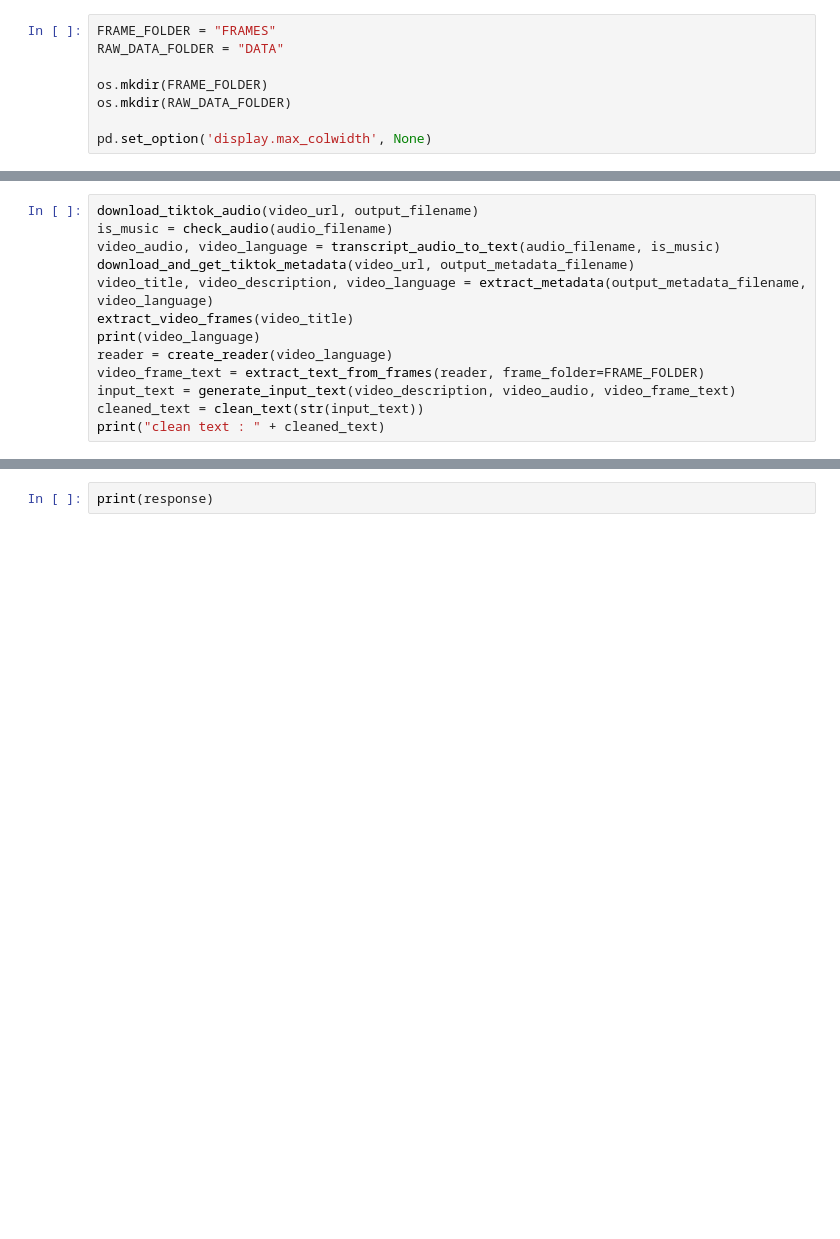
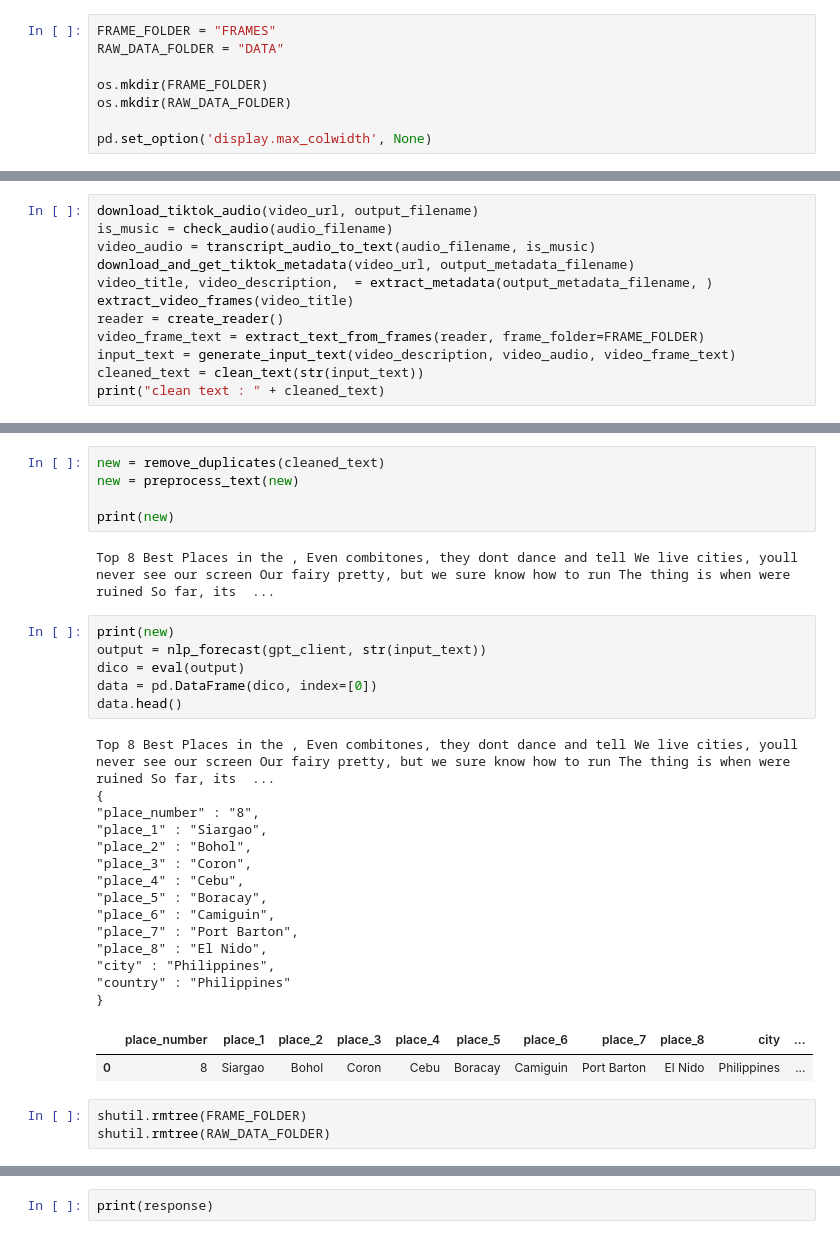
Before and after one commit to CharlesDouxPro/video-audio, a Jupyter notebook: social-pipeline.ipynb, the cells around one changed output, grey strips where cells are left out. Saved outputs shown, nothing was run; the diff lists cells and outputs as text; blank space fills up the shorter version.

```diff
--- a/social-pipeline.ipynb
+++ b/social-pipeline.ipynb
@@ -173,12 +215,11 @@ def nlp_forecast(client, text):
 # %%
 download_tiktok_audio(video_url, output_filename)
 is_music = check_audio(audio_filename)
-video_audio, video_language = transcript_audio_to_text(audio_filename, is_music)
+video_audio = transcript_audio_to_text(audio_filename, is_music)
 download_and_get_tiktok_metadata(video_url, output_metadata_filename)
-video_title, video_description, video_language = extract_metadata(output_metadata_filename, video_language)
+video_title, video_description,  = extract_metadata(output_metadata_filename, )
 extract_video_frames(video_title)
-print(video_language)
-reader = create_reader(video_language)
+reader = create_reader()
 video_frame_text = extract_text_from_frames(reader, frame_folder=FRAME_FOLDER)
 input_text = generate_input_text(video_description, video_audio, video_frame_text)
 cleaned_text = clean_text(str(input_text))
@@ -264,3 +266,36 @@ data.head()
+# %%
+new = remove_duplicates(cleaned_text)
+new = preprocess_text(new)
+
+print(new)
+# %% [output]
+Top 8 Best Places in the , Even combitones, they dont dance and tell We live cities, youll never see our screen Our fairy pretty, but we sure know how to run The thing is when were ruined So far, its  ...
+# %%
+print(new)
+output = nlp_forecast(gpt_client, str(input_text))
+dico = eval(output)
+data = pd.DataFrame(dico, index=[0])
+data.head()
+# %% [output]
+Top 8 Best Places in the , Even combitones, they dont dance and tell We live cities, youll never see our screen Our fairy pretty, but we sure know how to run The thing is when were ruined So far, its  ...
+{
+"place_number" : "8",
+"place_1" : "Siargao",
+"place_2" : "Bohol",
+"place_3" : "Coron",
+"place_4" : "Cebu",
+"place_5" : "Boracay",
+"place_6" : "Camiguin",
+"place_7" : "Port Barton",
+"place_8" : "El Nido",
+"city" : "Philippines",
+"country" : "Philippines"
+}
+|  | place_number | place_1 | place_2 | place_3 | place_4 | place_5 | place_6 | place_7 | place_8 | city | ... |
+| 0 | 8 | Siargao | Bohol | Coron | Cebu | Boracay | Camiguin | Port Barton | El Nido | Philippines | ... |
+# %%
+shutil.rmtree(FRAME_FOLDER)
+shutil.rmtree(RAW_DATA_FOLDER)
 # %%
 response = (
     supabase.table("generated_text")
```
Also changed, not shown: parts of 11 cells of this notebook.
